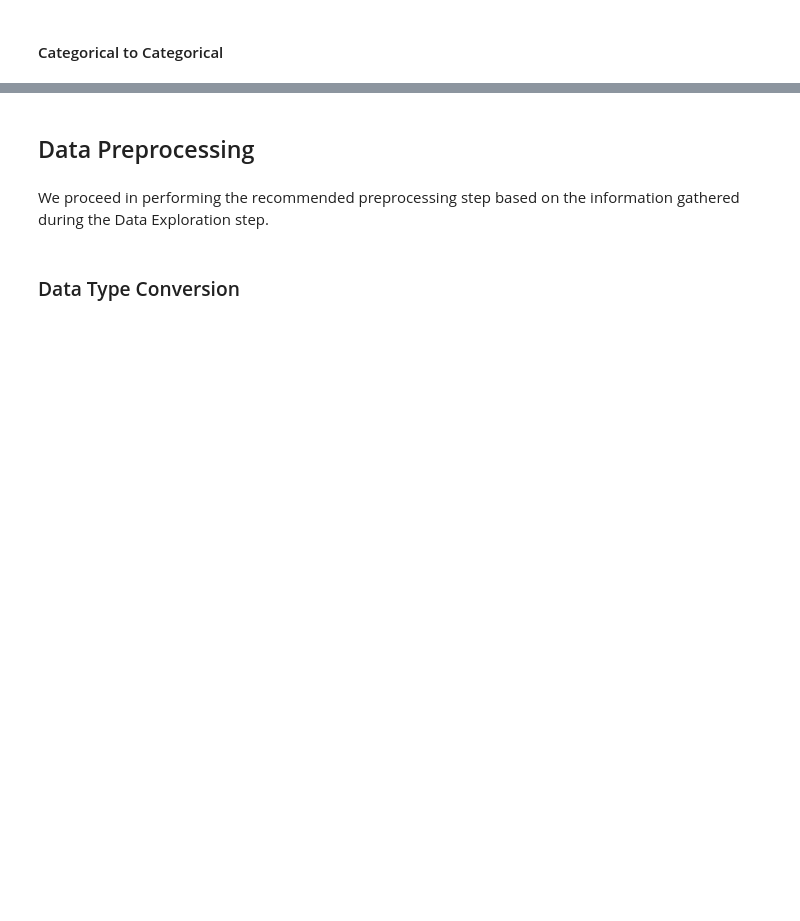
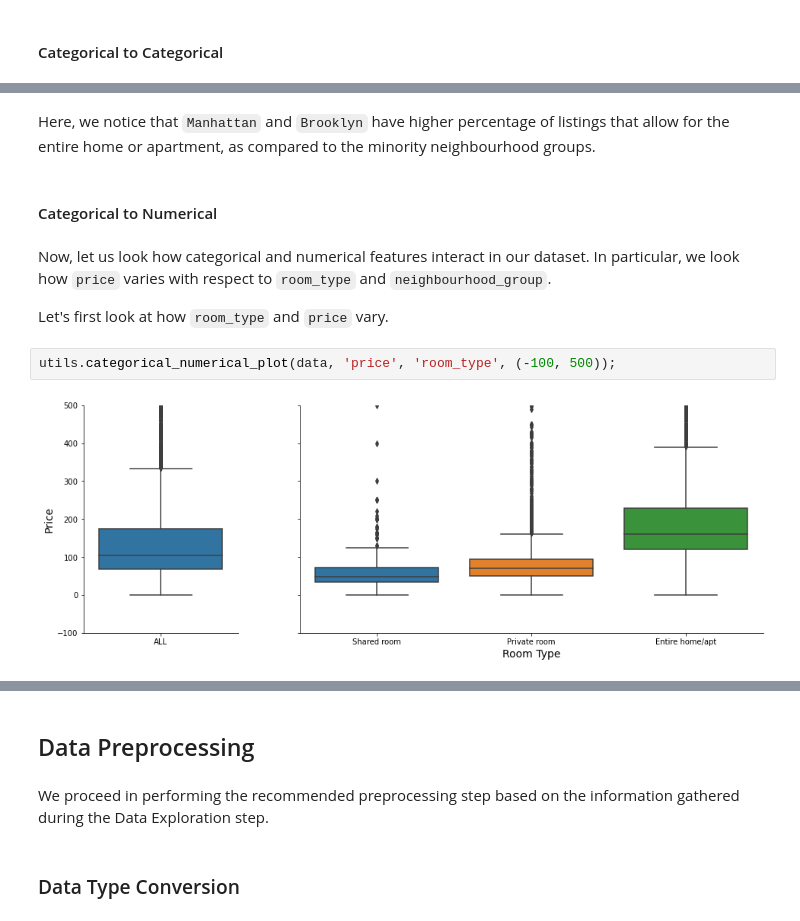
Before and after one commit to leolorenzoii/nd0821-c2-build-model-workflow-starter, a Jupyter notebook: src/eda/eda.ipynb, the cells around one changed output, grey strips where cells are left out. Cells and saved outputs as stored; diff of their text form; blank space fills up the shorter version.

```diff
--- a/src/eda/eda.ipynb
+++ b/src/eda/eda.ipynb
@@ -167,0 +141,12 @@ axes[1].get_xticklabels()
+# %% [markdown]
+Here, we notice that `Manhattan` and `Brooklyn` have higher percentage of listings that allow for the entire home or apartment, as compared to the minority neighbourhood groups.
+# %% [markdown]
+#### Categorical to Numerical
+# %% [markdown]
+Now, let us look how categorical and numerical features interact in our dataset. In particular, we look how `price` varies with respect to `room_type` and `neighbourhood_group`.
+
+Let's first look at how `room_type` and `price` vary.
+# %%
+utils.categorical_numerical_plot(data, 'price', 'room_type', (-100, 500));
+# %% [output]
+[figure, added]
```
Also changed, not shown: parts of 17 cells of this notebook.
